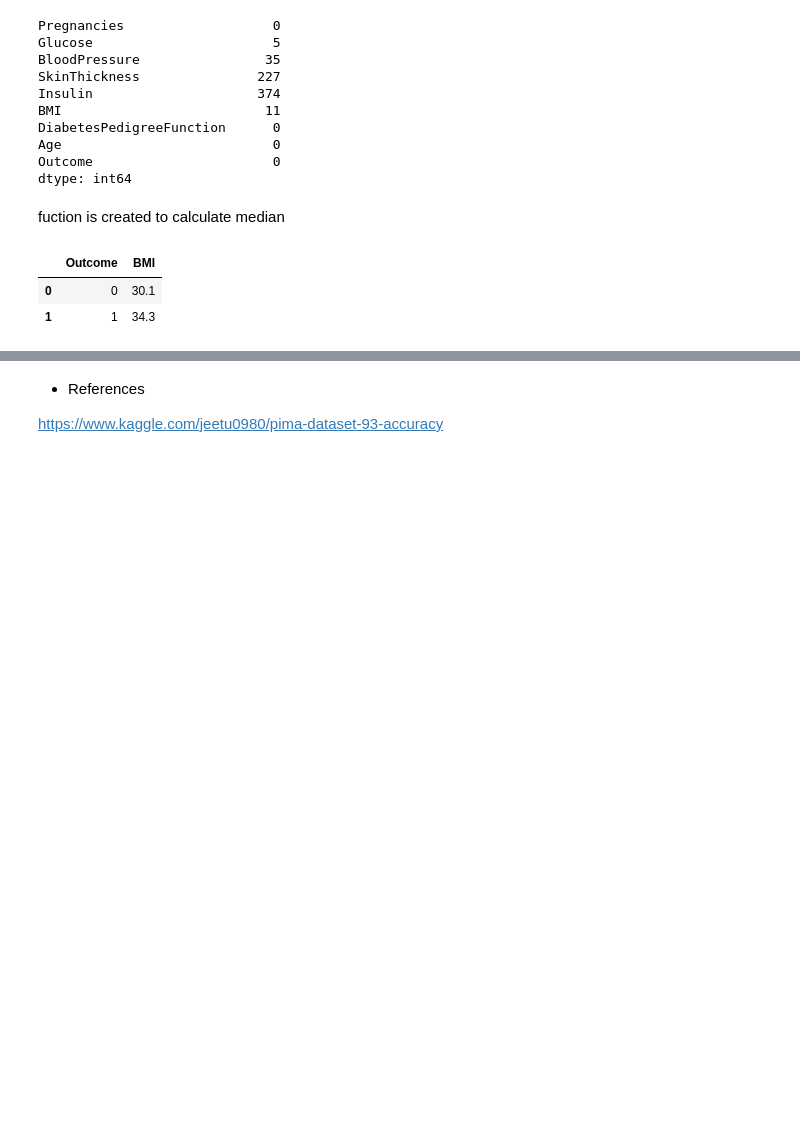
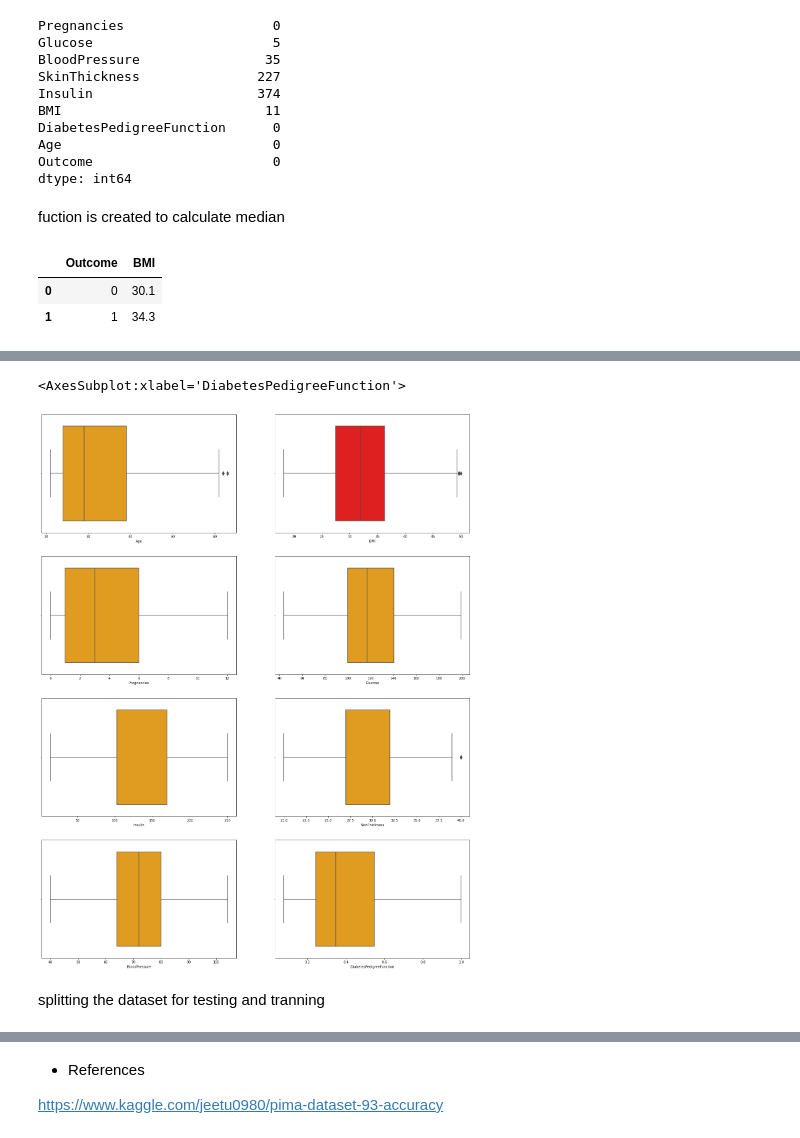
Before and after one commit to dalek7/SKKU_ML_21S, a Jupyter notebook: W10_05_logistic_regression_pima_dataset.ipynb, the cells around one changed output, grey strips where cells are left out. Saved outputs shown, nothing was run; the diff lists cells and outputs as text; code cells hidden in the pictures; blank space fills up the shorter version.

Commit message:
logistic regression pima dataset

```diff
--- a/W10_05_logistic_regression_pima_dataset.ipynb
+++ b/W10_05_logistic_regression_pima_dataset.ipynb
@@ -72,0 +170,32 @@ det_median('BMI')
+# %%
+df.loc[(df['Outcome']==0) & (df['BMI'] >52),'BMI'] =30.1
+df.loc[(df['Outcome']==1) & (df['BMI']>52),'BMI'] =30.1
+
+df.loc[(df['Outcome']==0) & (df['BloodPressure']>105),'BloodPressure'] =70.0
+df.loc[(df['Outcome']==1) & (df['BloodPressure']>105),'BloodPressure'] =74.5
+df.loc[(df['Outcome']==0) & (df['Pregnancies']>12),'Pregnancies'] =2
+df.loc[(df['Outcome']==1) & (df['Pregnancies']>12),'Pregnancies'] =4
+df.loc[(df['Outcome']==0) & (df['Insulin']>250),'Insulin'] =102.5
+df.loc[(df['Outcome']==1) & (df['Insulin']>250),'Insulin'] =169.5
+df.loc[(df['Outcome']==0) & (df['SkinThickness']>40),'SkinThickness'] =27.0
+df.loc[(df['Outcome']==1) & (df['SkinThickness']>40),'SkinThickness'] =32.0
+df.loc[(df['Outcome']==0) & (df['DiabetesPedigreeFunction']>1),'DiabetesPedigreeFunction'] =0.336
+df.loc[(df['Outcome']==1) & (df['DiabetesPedigreeFunction']>1),'DiabetesPedigreeFunction'] =0.449
+# %%
+df.loc[(df['Outcome']==0) & (df['SkinThickness']<20),'SkinThickness'] =27.0
+df.loc[(df['Outcome']==1) & (df['SkinThickness']<20),'SkinThickness'] =32.0
+df.loc[(df['Outcome']==0) & (df['BloodPressure']<40),'BloodPressure'] =70.0
+df.loc[(df['Outcome']==1) & (df['BloodPressure']<40),'BloodPressure'] =74.5
+# %%
+fig,axes=plt.subplots(4,2,figsize=(23,30))
+sns.boxplot(ax=axes[0,0],x='Age' ,data=df,color='orange',fliersize=8)
+sns.boxplot(ax=axes[0,1],x='BMI',data=df,color='red',fliersize=8)
+sns.boxplot(ax=axes[1,0],x='Pregnancies',data=df,color='orange',fliersize=8)
+sns.boxplot(ax=axes[1,1],x='Glucose',data=df,color='orange',fliersize=8)
+sns.boxplot(ax=axes[2,0],x='Insulin',data=df,color='orange',fliersize=8)
+sns.boxplot(ax=axes[2,1],x='SkinThickness',data=df,color='orange',fliersize=8)
+sns.boxplot(ax=axes[3,0],x='BloodPressure',data=df,color='orange',fliersize=8)
+sns.boxplot(ax=axes[3,1],x='DiabetesPedigreeFunction',data=df,color='orange',fliersize=8)
+# %% [output]
+<AxesSubplot:xlabel='DiabetesPedigreeFunction'>
+[figure, added]
@@ -72,0 +205,2 @@ det_median('BMI')
+# %% [markdown]
+splitting the dataset for testing and tranning
```
Also changed, not shown: parts of 37 cells of this notebook.
